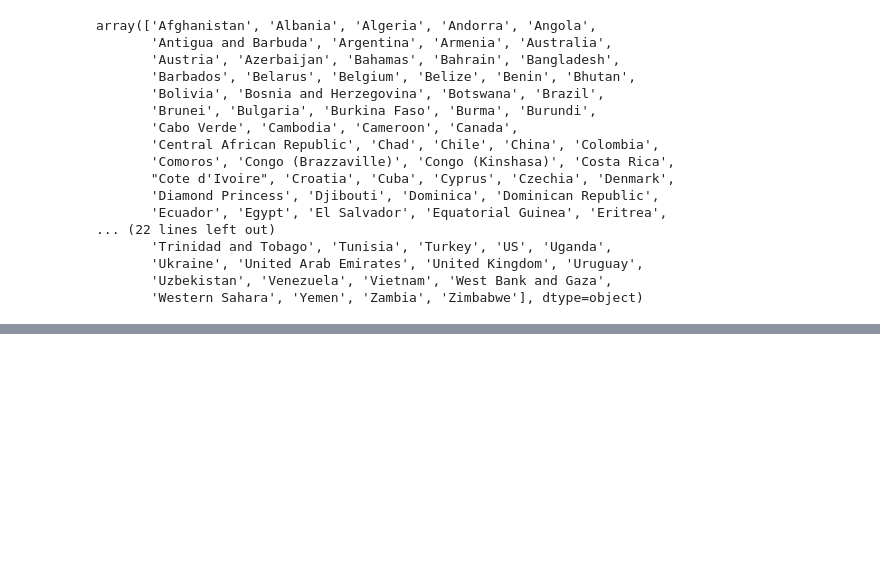
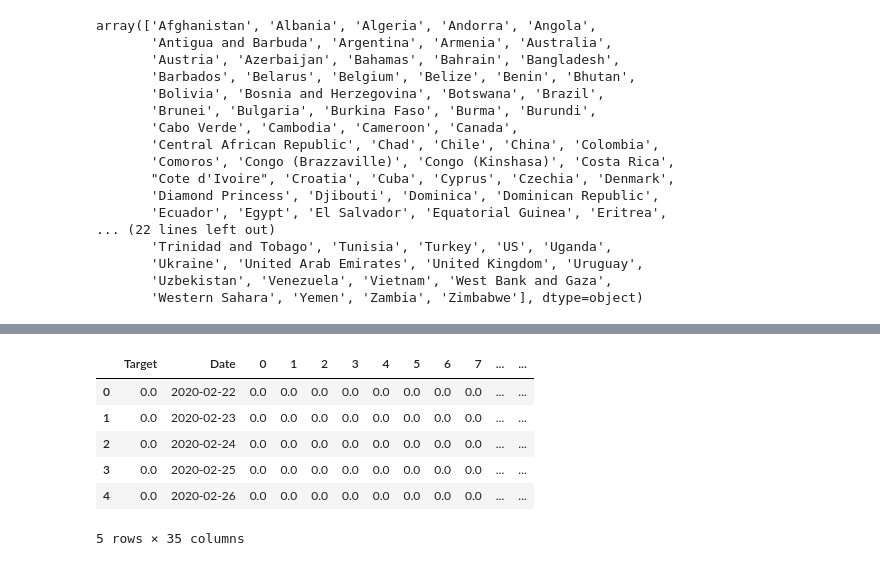
Before and after one commit to opertifelipe/covid19, a Jupyter notebook: notebook/covid.ipynb, the cells around one changed output, grey strips where cells are left out. Cells and saved outputs as stored; diff of their text form; code cells hidden in the pictures; blank space fills up the shorter version.

```diff
--- a/notebook/covid.ipynb
+++ b/notebook/covid.ipynb
@@ -502,6 +61,0 @@ testX = numpy.reshape(testX, (testX.shape[0], 1, testX.shape[1]))
-# %%
-model = Sequential()
-model.add(LSTM(4, input_shape=(1, look_back)))
-model.add(Dense(1))
-model.compile(loss='mean_squared_error', optimizer='adam')
-model.fit(trainX, trainY, epochs=100, batch_size=1, verbose=2)
@@ -605,0 +448,13 @@ array([[0.03277081],
+# %%
+# Create base for test
+df_Brazil_test = create_training_df(create_dataframe_country_target(data, "Brazil", target,countries_dict),n_days,target="Rate_over_population")
+# %%
+df_Brazil_test.head()
+# %% [output]
+|  | Target | Date | 0 | 1 | 2 | 3 | 4 | 5 | 6 | 7 | ... | ... |
+| 0 | 0.0 | 2020-02-22 | 0.0 | 0.0 | 0.0 | 0.0 | 0.0 | 0.0 | 0.0 | 0.0 | ... | ... |
+| 1 | 0.0 | 2020-02-23 | 0.0 | 0.0 | 0.0 | 0.0 | 0.0 | 0.0 | 0.0 | 0.0 | ... | ... |
+| 2 | 0.0 | 2020-02-24 | 0.0 | 0.0 | 0.0 | 0.0 | 0.0 | 0.0 | 0.0 | 0.0 | ... | ... |
+| 3 | 0.0 | 2020-02-25 | 0.0 | 0.0 | 0.0 | 0.0 | 0.0 | 0.0 | 0.0 | 0.0 | ... | ... |
+| 4 | 0.0 | 2020-02-26 | 0.0 | 0.0 | 0.0 | 0.0 | 0.0 | 0.0 | 0.0 | 0.0 | ... | ... |
+5 rows × 35 columns
```
Also changed, not shown: parts of 75 cells of this notebook, 14 other files.
